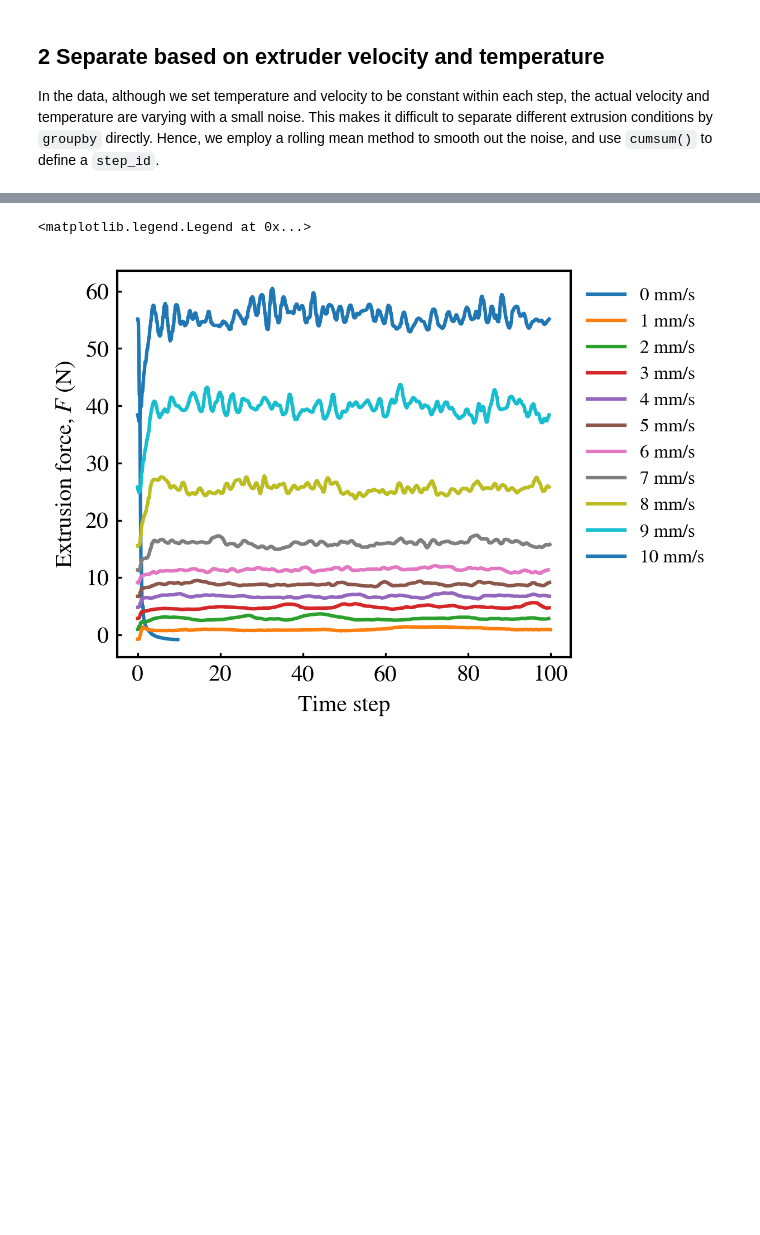
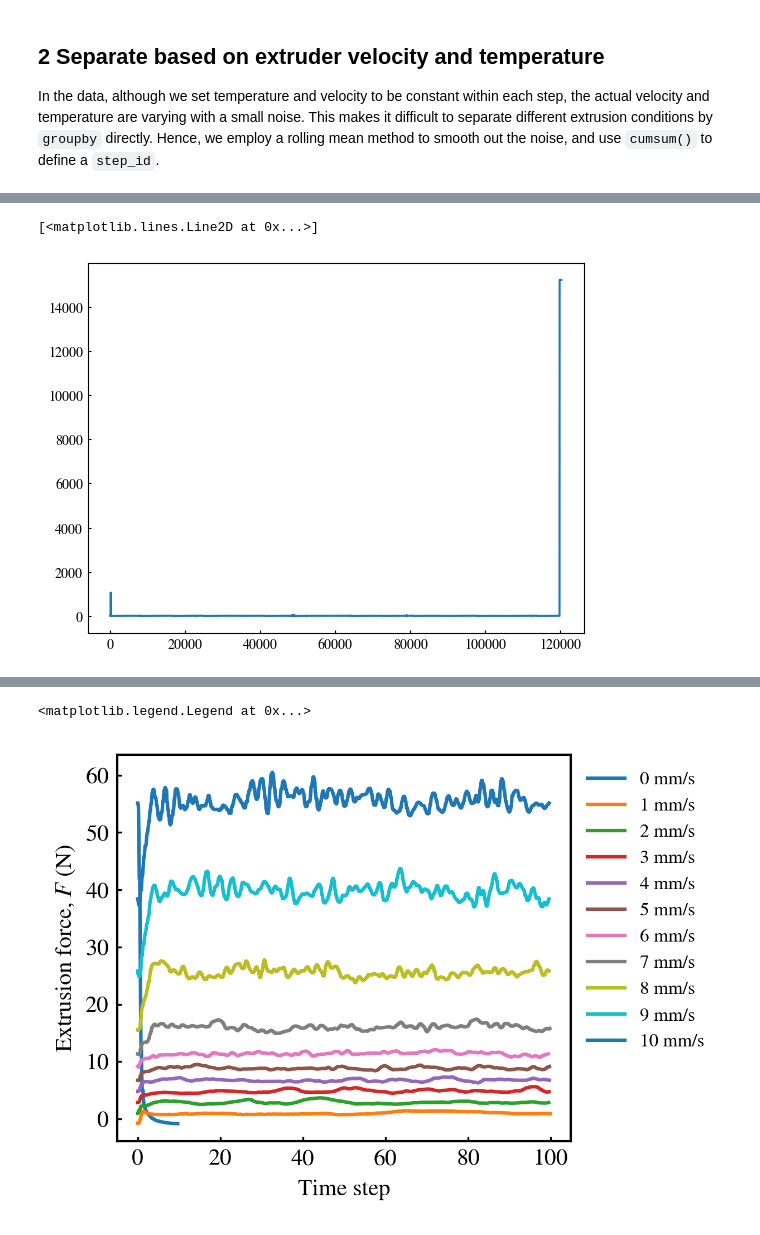
Before and after one commit to ZLoverty/ETP, a Jupyter notebook: Code/extrusion_force.ipynb, the cells around one changed output, grey strips where cells are left out. Cells and saved outputs as stored; diff of their text form; code cells hidden in the pictures; blank space fills up the shorter version.

```diff
--- a/Code/extrusion_force.ipynb
+++ b/Code/extrusion_force.ipynb
@@ -132 +127,6 @@ ax1.plot(data_part.time_s, data_part.step_id, color="r")
+# %%
+plt.plot(data_clean.measured_feedrate_mms)
+# %% [output]
+[<matplotlib.lines.Line2D at 0x...>]
+[figure, added]
 # %%
```
Also changed, not shown: parts of 13 cells of this notebook.
